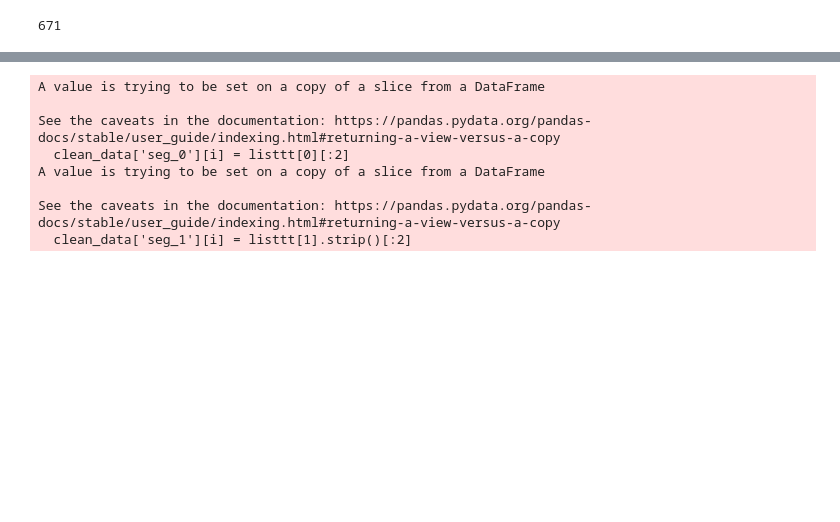
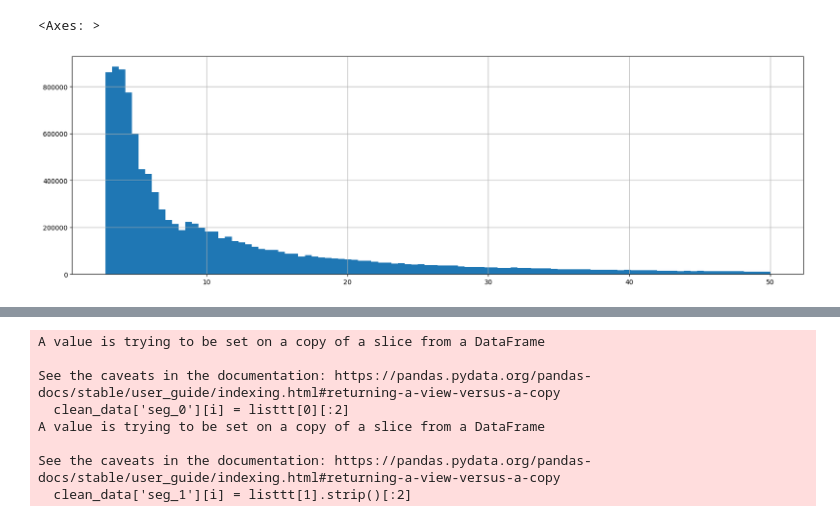
Before and after one commit to LaGenace/OptiFlyAi, a Jupyter notebook: Notebooks/ant_model_iterations.ipynb, the cells around one changed output, grey strips where cells are left out. Drawn from its saved outputs; the diff is of its cells as text; code cells hidden in the pictures; blank space fills up the shorter version.

```diff
--- a/Notebooks/ant_model_iterations.ipynb
+++ b/Notebooks/ant_model_iterations.ipynb
@@ -65,10 +142,11 @@ clean_processed_data = processed_data.dropna(subset=['log_od_by_itredirect'])
 less_than_18 = clean_processed_data[clean_processed_data['log_od_by_itredirect'] < 18].copy()
 greater_than_eq_18 = clean_processed_data[clean_processed_data['log_od_by_itredirect'] >= 18].copy()
 
-less_than_18_sampled = less_than_18.sample(frac=0.5).copy()
+# less_than_18_sampled = less_than_18.sample(frac=0.5).copy()
 
-smalled_training_set = pd.concat([less_than_18_sampled, greater_than_eq_18])
+smalled_training_set = pd.concat([less_than_18, greater_than_eq_18])
-# %%
-data['OriginCty'].nunique()
-# %% [output]
-671
+# %%
+smalled_training_set[smalled_training_set['log_od_by_itredirect'] < 50]['log_od_by_itredirect'].hist(figsize=(20, 6), bins=100)
+# %% [output]
+<Axes: >
+[figure, added]
```
Also changed, not shown: parts of 28 cells of this notebook.
